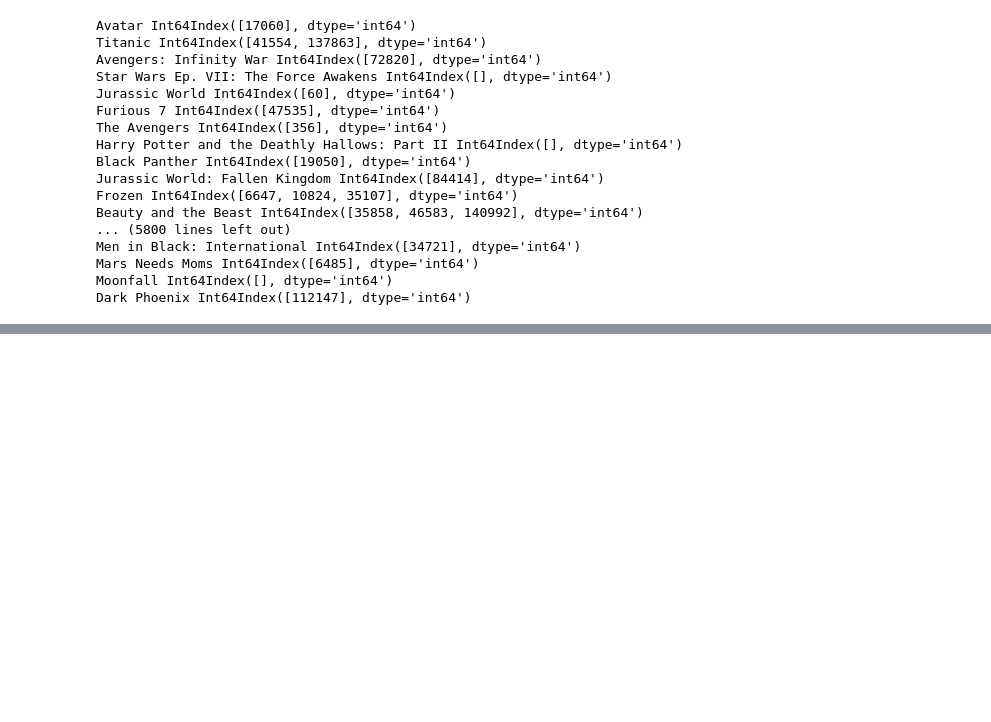
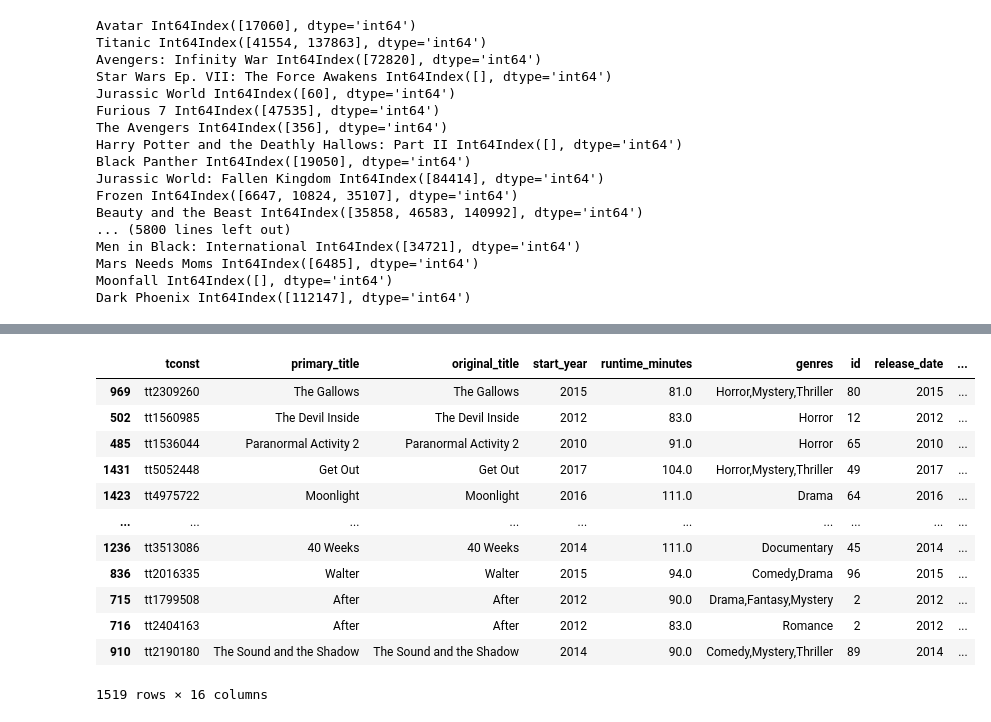
Before and after one commit to FeritYikar/ds-phase1-project, a Jupyter notebook: anna_project_final.ipynb, the cells around one changed output, grey strips where cells are left out. Drawn from its saved outputs; the diff is of its cells as text; code cells hidden in the pictures; blank space fills up the shorter version.

```diff
--- a/anna_project_final.ipynb
+++ b/anna_project_final.ipynb
@@ -206,0 +285,16 @@ title_basic.merge(movie_budgets, left_on = ["primary_title", "start_year"], righ
+# %%
+genre_budgets_cleaned.sort_values(by="profit_percentage", ascending=False)
+# %% [output]
+|  | tconst | primary_title | original_title | start_year | runtime_minutes | genres | id | release_date | ... |
+| 969 | tt2309260 | The Gallows | The Gallows | 2015 | 81.0 | Horror,Mystery,Thriller | 80 | 2015 | ... |
+| 502 | tt1560985 | The Devil Inside | The Devil Inside | 2012 | 83.0 | Horror | 12 | 2012 | ... |
+| 485 | tt1536044 | Paranormal Activity 2 | Paranormal Activity 2 | 2010 | 91.0 | Horror | 65 | 2010 | ... |
+| 1431 | tt5052448 | Get Out | Get Out | 2017 | 104.0 | Horror,Mystery,Thriller | 49 | 2017 | ... |
+| 1423 | tt4975722 | Moonlight | Moonlight | 2016 | 111.0 | Drama | 64 | 2016 | ... |
+| ... | ... | ... | ... | ... | ... | ... | ... | ... | ... |
+| 1236 | tt3513086 | 40 Weeks | 40 Weeks | 2014 | 111.0 | Documentary | 45 | 2014 | ... |
+| 836 | tt2016335 | Walter | Walter | 2015 | 94.0 | Comedy,Drama | 96 | 2015 | ... |
+| 715 | tt1799508 | After | After | 2012 | 90.0 | Drama,Fantasy,Mystery | 2 | 2012 | ... |
+| 716 | tt2404163 | After | After | 2012 | 83.0 | Romance | 2 | 2012 | ... |
+| 910 | tt2190180 | The Sound and the Shadow | The Sound and the Shadow | 2014 | 90.0 | Comedy,Mystery,Thriller | 89 | 2014 | ... |
+1519 rows × 16 columns
```
Also changed, not shown: parts of 11 cells of this notebook.
